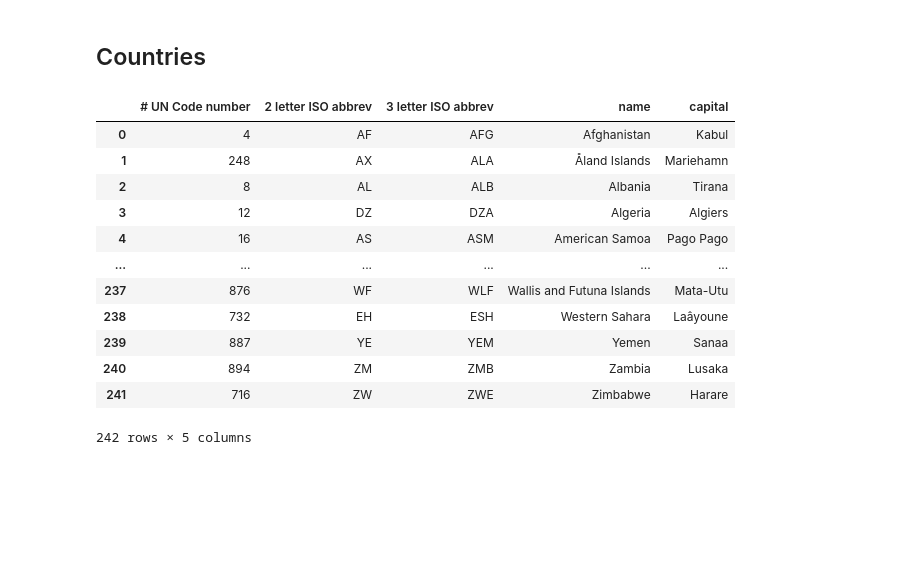
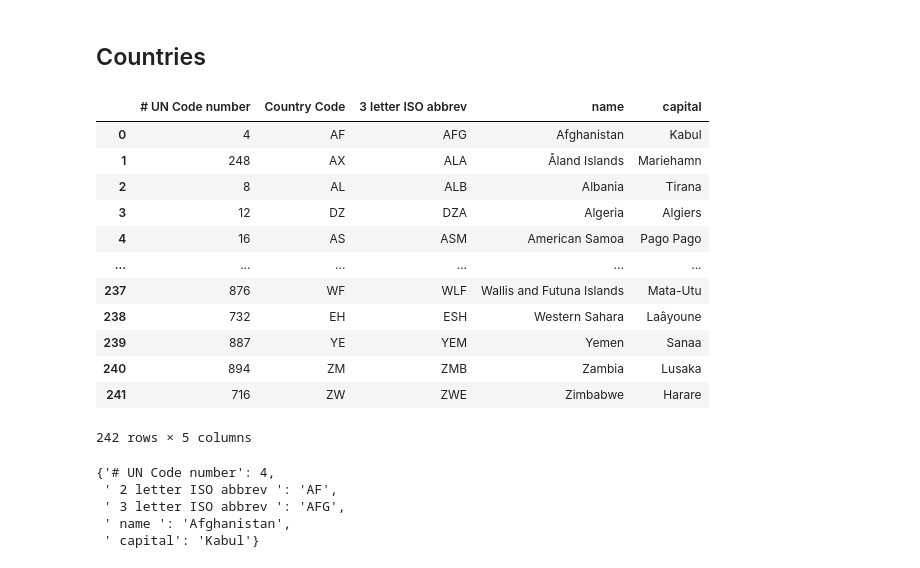
Before and after one commit to stelios-c/utilities, a Jupyter notebook: airports_file.ipynb, the cells around one changed output. Drawn from its saved outputs; the diff is of its cells as text; code cells hidden in the pictures; blank space fills up the shorter version.

```diff
--- a/airports_file.ipynb
+++ b/airports_file.ipynb
@@ -85,9 +85,9 @@ Hmm, 6 airports for russia?
 # %%
 countries_df=pd.read_csv('/usr/share/misc/countries.gz',delimiter=':',engine='python')
 # %%
-countries_df
+countries_df.rename({' 2 letter ISO abbrev ':'Country Code'},axis=1)
 # %% [output]
-|  | # UN Code number | 2 letter ISO abbrev | 3 letter ISO abbrev | name | capital |
+|  | # UN Code number | Country Code | 3 letter ISO abbrev | name | capital |
 | 0 | 4 | AF | AFG | Afghanistan | Kabul |
 | 1 | 248 | AX | ALA | Åland Islands | Mariehamn |
 | 2 | 8 | AL | ALB | Albania | Tirana |
@@ -100,4 +100,12 @@ countries_df
 | 240 | 894 | ZM | ZMB | Zambia | Lusaka |
 | 241 | 716 | ZW | ZWE | Zimbabwe | Harare |
 242 rows × 5 columns
+# %%
+countries_df.iloc[0].to_dict()
+# %% [output]
+{'# UN Code number': 4,
+ ' 2 letter ISO abbrev ': 'AF',
+ ' 3 letter ISO abbrev ': 'AFG',
+ ' name ': 'Afghanistan',
+ ' capital': 'Kabul'}
 # %%
```
Also changed, not shown: parts of 3 cells of this notebook.
